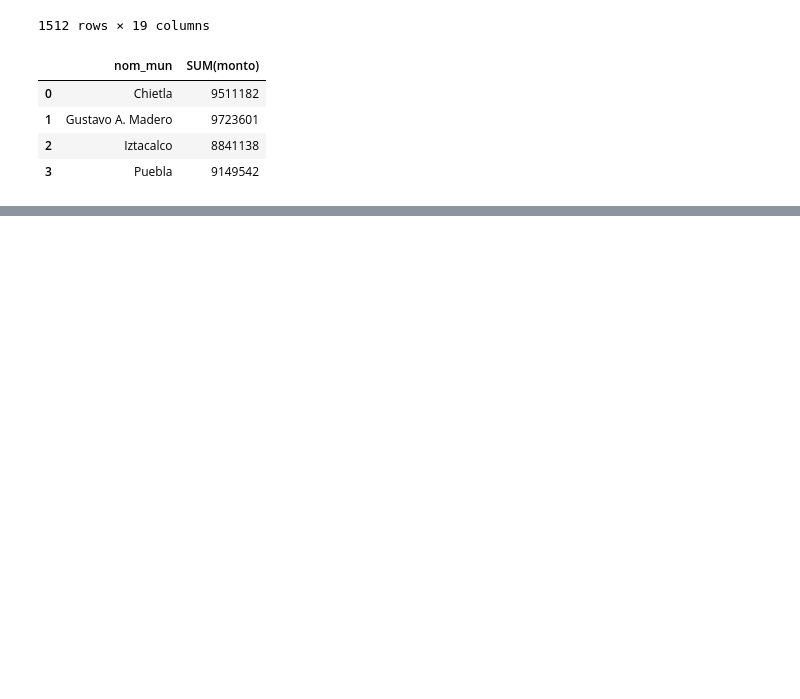
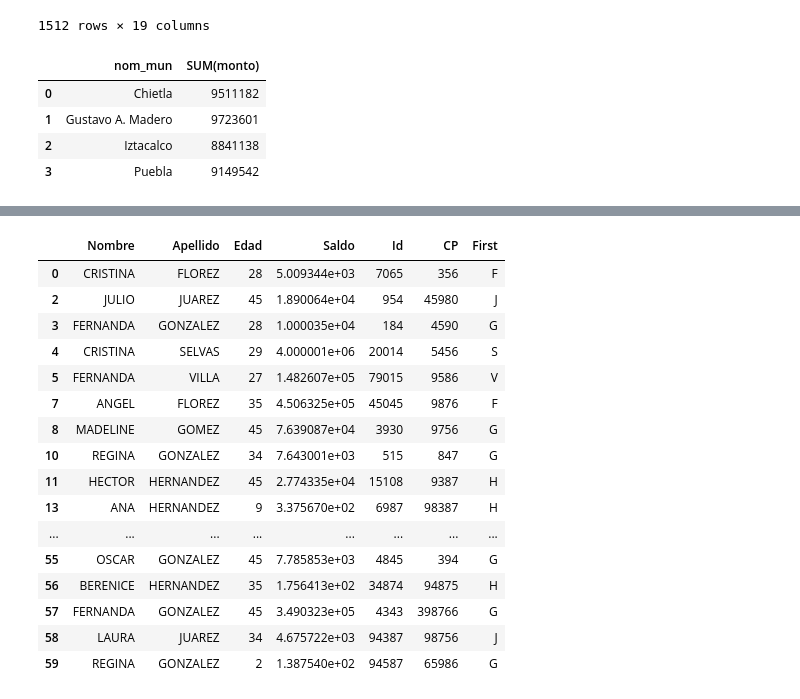
Before and after one commit to okadath/data_mining, a Jupyter notebook: Untitled.ipynb, the cells around one changed output, grey strips where cells are left out. Cells and saved outputs as stored; diff of their text form; code cells hidden in the pictures; blank space fills up the shorter version.

```diff
--- a/Untitled.ipynb
+++ b/Untitled.ipynb
@@ -597,0 +691,27 @@ df_result_2_D
+# %%
+#df_nombres["First"] = df_nombres["Apellido"].apply(lambda x: x[:1])
+options=["A","E","I","O","U"]
+df_inicial= df_nombres.loc[~df_nombres['First'].isin(options) ]
+#rslt_df = dataframe[dataframe['Percentage'] > 80]
+    #montos.append(df.loc[(df_periodo['periodo']==i)]["Monto en pesos"].sum())
+
+
+df_inicial
+# %% [output]
+|  | Nombre | Apellido | Edad | Saldo | Id | CP | First |
+| 0 | CRISTINA | FLOREZ | 28 | 5.009344e+03 | 7065 | 356 | F |
+| 2 | JULIO | JUAREZ | 45 | 1.890064e+04 | 954 | 45980 | J |
+| 3 | FERNANDA | GONZALEZ | 28 | 1.000035e+04 | 184 | 4590 | G |
+| 4 | CRISTINA | SELVAS | 29 | 4.000001e+06 | 20014 | 5456 | S |
+| 5 | FERNANDA | VILLA | 27 | 1.482607e+05 | 79015 | 9586 | V |
+| 7 | ANGEL | FLOREZ | 35 | 4.506325e+05 | 45045 | 9876 | F |
+| 8 | MADELINE | GOMEZ | 45 | 7.639087e+04 | 3930 | 9756 | G |
+| 10 | REGINA | GONZALEZ | 34 | 7.643001e+03 | 515 | 847 | G |
+| 11 | HECTOR | HERNANDEZ | 45 | 2.774335e+04 | 15108 | 9387 | H |
+| 13 | ANA | HERNANDEZ | 9 | 3.375670e+02 | 6987 | 98387 | H |
+| ... | ... | ... | ... | ... | ... | ... | ... |
+| 55 | OSCAR | GONZALEZ | 45 | 7.785853e+03 | 4845 | 394 | G |
+| 56 | BERENICE | HERNANDEZ | 35 | 1.756413e+02 | 34874 | 94875 | H |
+| 57 | FERNANDA | GONZALEZ | 45 | 3.490323e+05 | 4343 | 398766 | G |
+| 58 | LAURA | JUAREZ | 34 | 4.675722e+03 | 94387 | 98756 | J |
+| 59 | REGINA | GONZALEZ | 2 | 1.387540e+02 | 94587 | 65986 | G |
```
Also changed, not shown: parts of 14 cells of this notebook.
